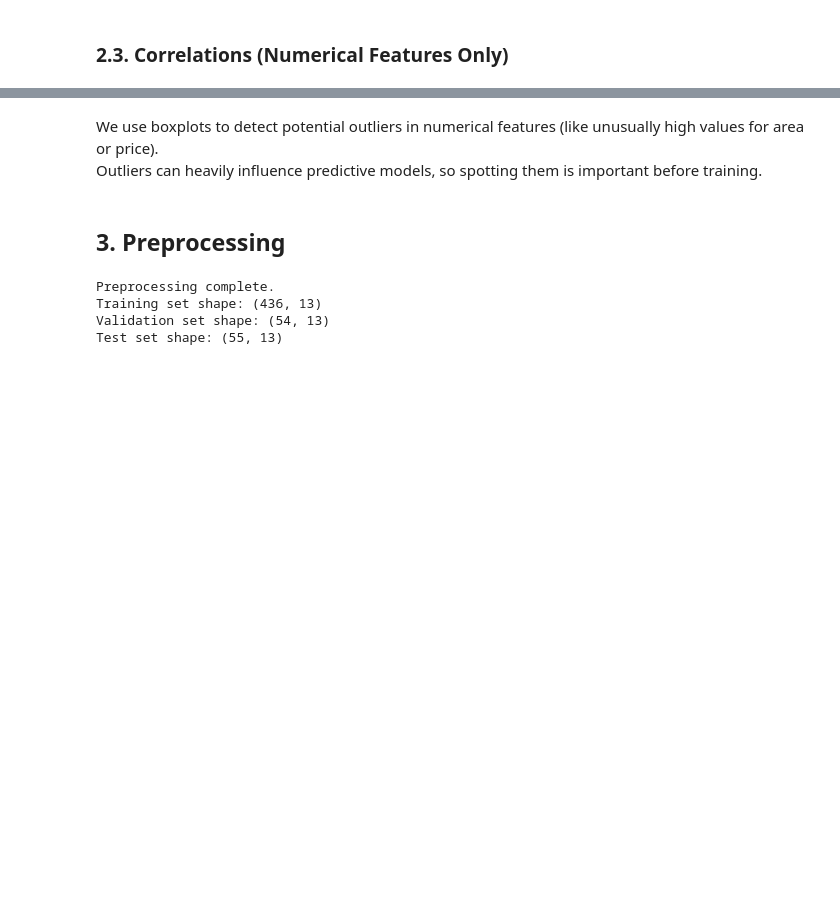
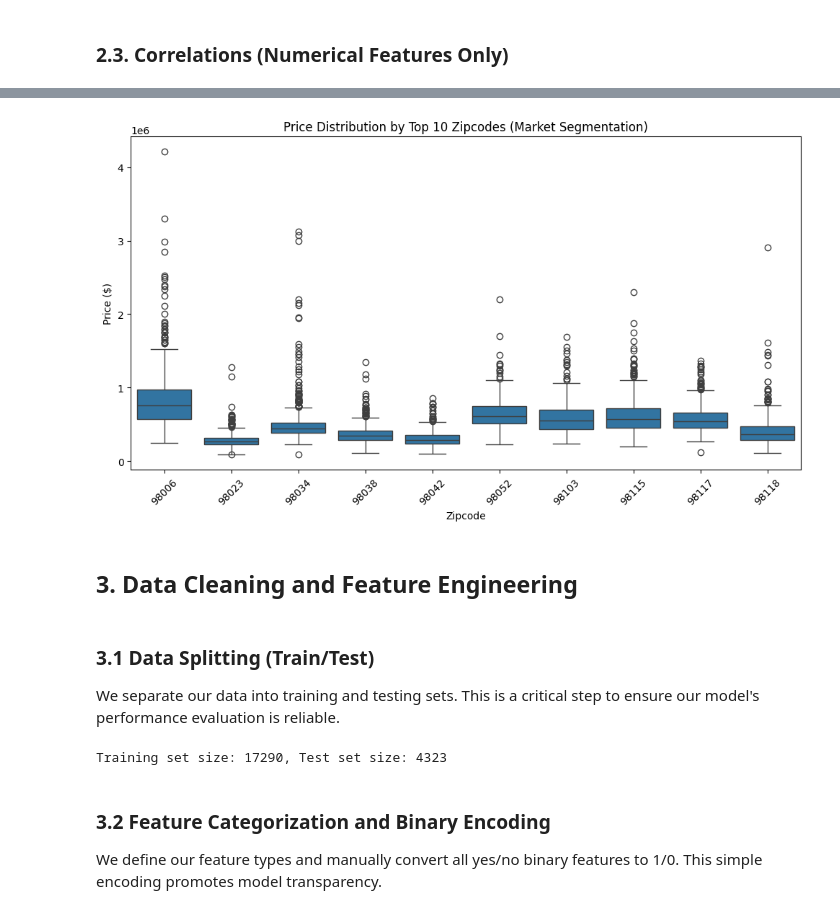
Before and after one commit to RehamAbuarqoub/Estatemate, a Jupyter notebook: script.ipynb, the cells around one changed output, grey strips where cells are left out. Saved outputs shown, nothing was run; the diff lists cells and outputs as text; code cells hidden in the pictures; blank space fills up the shorter version.

```diff
--- a/script.ipynb
+++ b/script.ipynb
@@ -180,42 +185,30 @@ for col in ["area", "bedrooms", "bathrooms", "stories", "parking"]:
-# %% [markdown]
-
-We use boxplots to detect potential outliers in numerical features (like unusually high values for area or price).
-Outliers can heavily influence predictive models, so spotting them is important before training.
+# %%
+# We select a few top zips for visualization clarity.
+top_zips = df['zipcode'].value_counts().head(10).index
+df_top_zips = df[df['zipcode'].isin(top_zips)]
+
+plt.figure(figsize=(12, 6))
+sns.boxplot(x='zipcode', y='price', data=df_top_zips)
+plt.title('Price Distribution by Top 10 Zipcodes (Market Segmentation)')
+plt.xlabel('Zipcode')
+plt.ylabel('Price ($)')
+plt.xticks(rotation=45)
+plt.show()
+# %% [output]
+[figure, added]
 # %% [markdown]
-## 3. Preprocessing
+## 3. Data Cleaning and Feature Engineering
+# %% [markdown]
+### 3.1 Data Splitting (Train/Test)
+
+We separate our data into training and testing sets. This is a critical step to ensure our model's performance evaluation is reliable.
 # %%
-# Encode categorical variables (yes/no → 0/1, furnishingstatus → one-hot)
-df_encoded = pd.get_dummies(df, drop_first=True)
-
-# Define features (X) and target (y)
-X = df_encoded.drop("price", axis=1)
-y = df_encoded["price"]
-
-# First split: Train (80%) + Temp (20%)
-X_train, X_temp, y_train, y_temp = train_test_split(
-    X, y, test_size=0.2, random_state=42
-)
-
-# Second split: Validation (10%) + Test (10%)
-# 10% out of total = 10/20 = 0.5 of the temp set
-X_val, X_test, y_val, y_test = train_test_split(
-    X_temp, y_temp, test_size=0.5, random_state=42
-)
-
-# Scale features (fit on train only, transform all sets)
-scaler = StandardScaler()
-X_train_scaled = scaler.fit_transform(X_train)
-X_val_scaled = scaler.transform(X_val)
-X_test_scaled = scaler.transform(X_test)
-
-# Confirmation
-print("Preprocessing complete.")
-print("Training set shape:", X_train.shape)
-print("Validation set shape:", X_val.shape)
-print("Test set shape:", X_test.shape)
+X_train, X_test, y_train, y_test = train_test_split(X, y, test_size=0.2, random_state=42)
+print(f"Training set size: {X_train.shape[0]}, Test set size: {X_test.shape[0]}")
 # %% [output]
-Preprocessing complete.
-Training set shape: (436, 13)
-Validation set shape: (54, 13)
-Test set shape: (55, 13)
+Training set size: 17290, Test set size: 4323
+# %% [markdown]
+### 3.2 Feature Categorization and Binary Encoding
+
+We define our feature types and manually convert all yes/no binary features to 1/0. This simple encoding promotes model transparency.
 # %%
```
Also changed, not shown: parts of 41 cells of this notebook, 3 other files.
